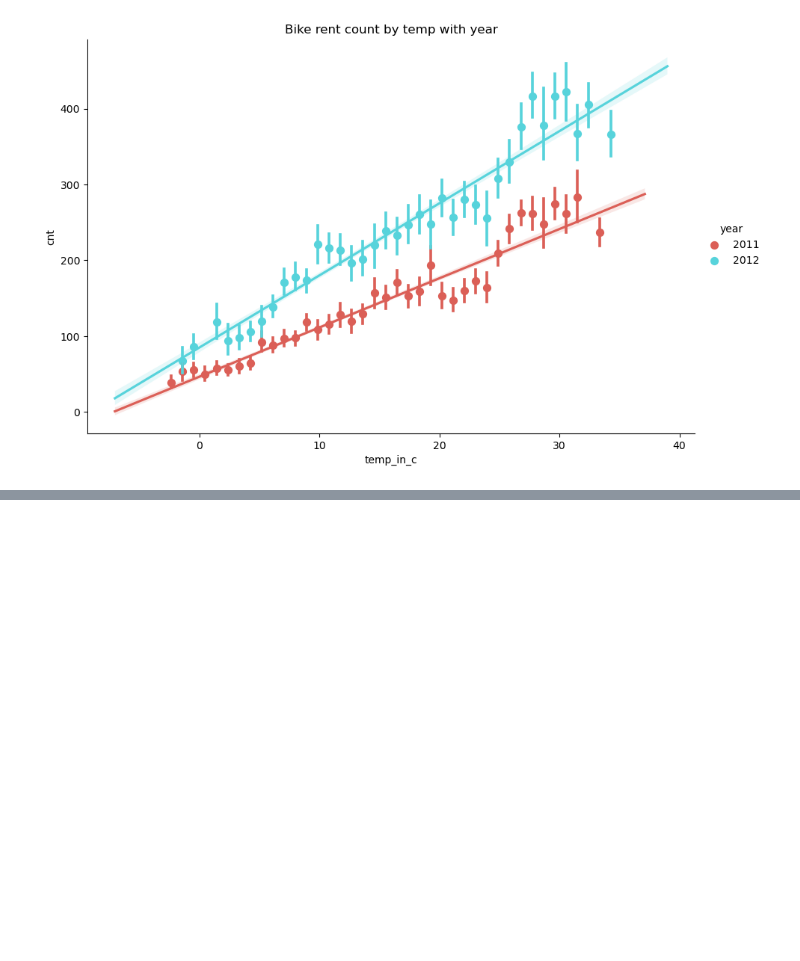
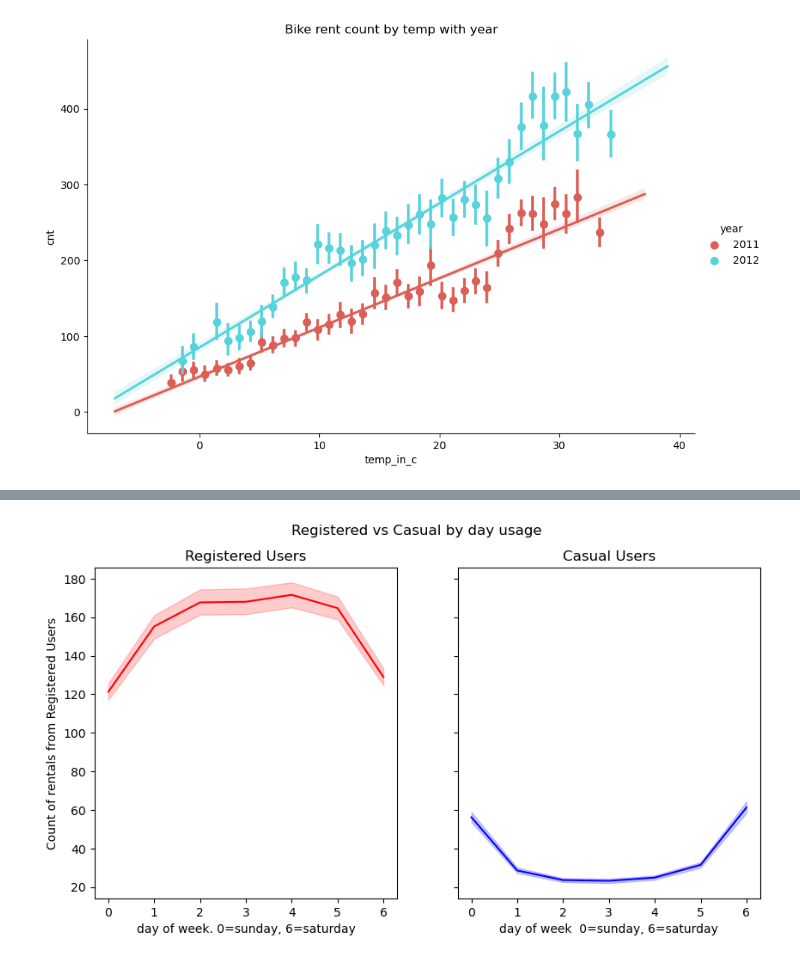
Before and after one commit to cdb8675309/Sprint-1, a Jupyter notebook: P3_S1.ipynb, the cells around one changed output, grey strips where cells are left out. Cells and saved outputs as stored; diff of their text form; code cells hidden in the pictures; blank space fills up the shorter version.

```diff
--- a/P3_S1.ipynb
+++ b/P3_S1.ipynb
@@ -541,0 +567,26 @@ plt.show()
+# %%
+#Registered vs Casual by day of week usage line chart
+import matplotlib.ticker as ticker
+fig, ax = plt.subplots(1, 2, sharey=True, figsize=(10,5))
+xorder=[ 'monday', 'tuesday', 'wednesday', 'thursday', 'friday', 'saturday', 'sunday']
+
+sns.lineplot(data=cabi_hr, x='weekday', y='registered', ax=ax[0], color='red', )
+sns.lineplot(data=cabi_hr, x='weekday', y='casual', ax=ax[1],color='blue')
+
+fig.suptitle('Registered vs Casual by day usage')
+
+ax[0].set(xlabel = 'day of week. 0=sunday, 6=saturday',
+          ylabel = 'Count of rentals from Registered Users',
+          title = 'Registered Users')
+
+ax[1].set(xlabel = 'day of week  0=sunday, 6=saturday',
+          ylabel = 'Count of rentals from Casual Users',
+          title = 'Casual Users')
+# ax[0].set_xticks('weekday')
+# ax[0].set_xticklabels(['monday', 'tuesday', 'wednesday', 'thursday', 'friday', 'saturday', 'sunday'])
+# ax[1].set_xticks('weekday')
+# ax[1].set_xticklabels(['monday', 'tuesday', 'wednesday', 'thursday', 'friday', 'saturday', 'sunday'])
+
+plt.show()
+# %% [output]
+[figure, added]
```
Also changed, not shown: parts of 15 cells of this notebook.
